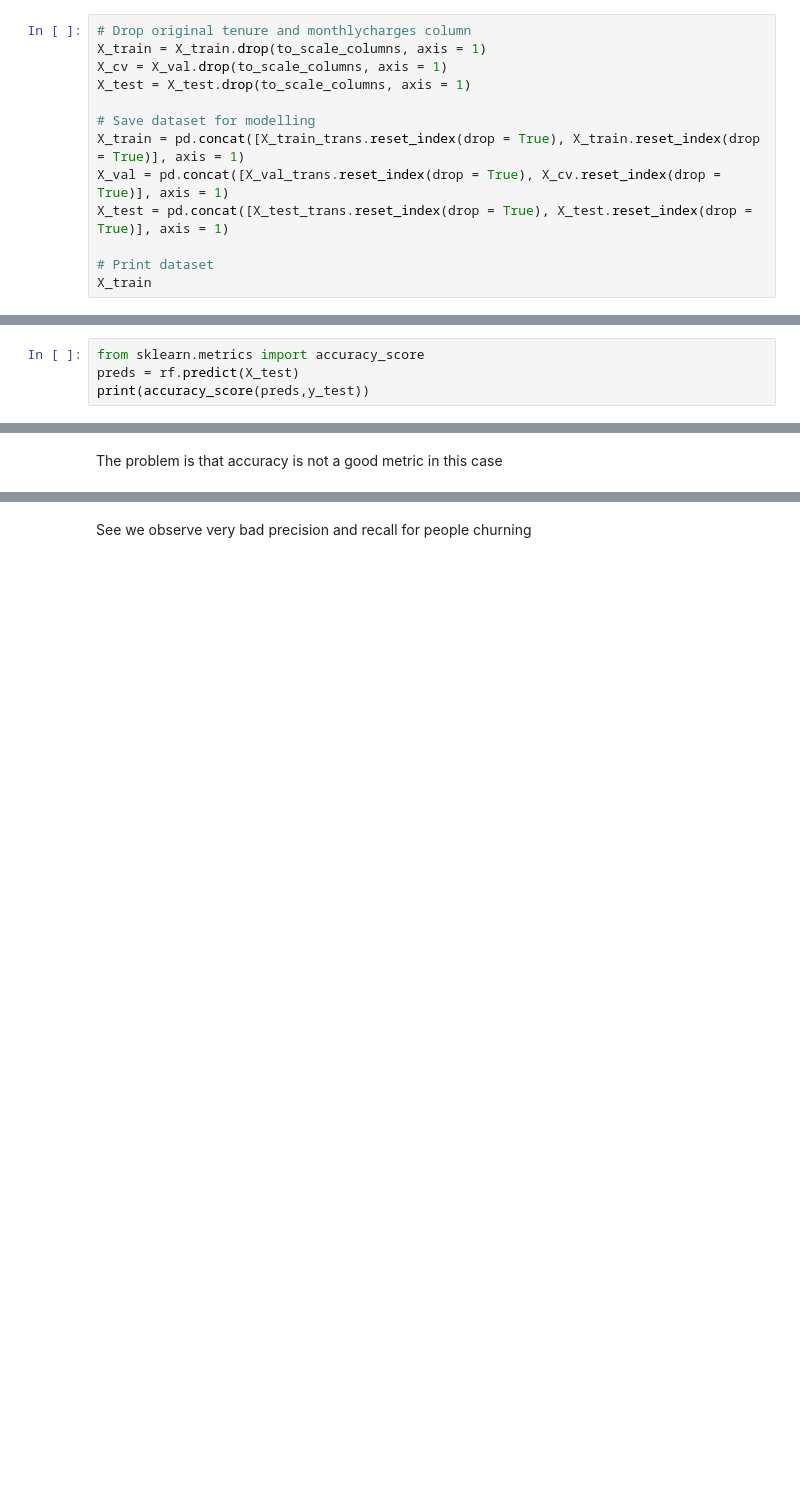
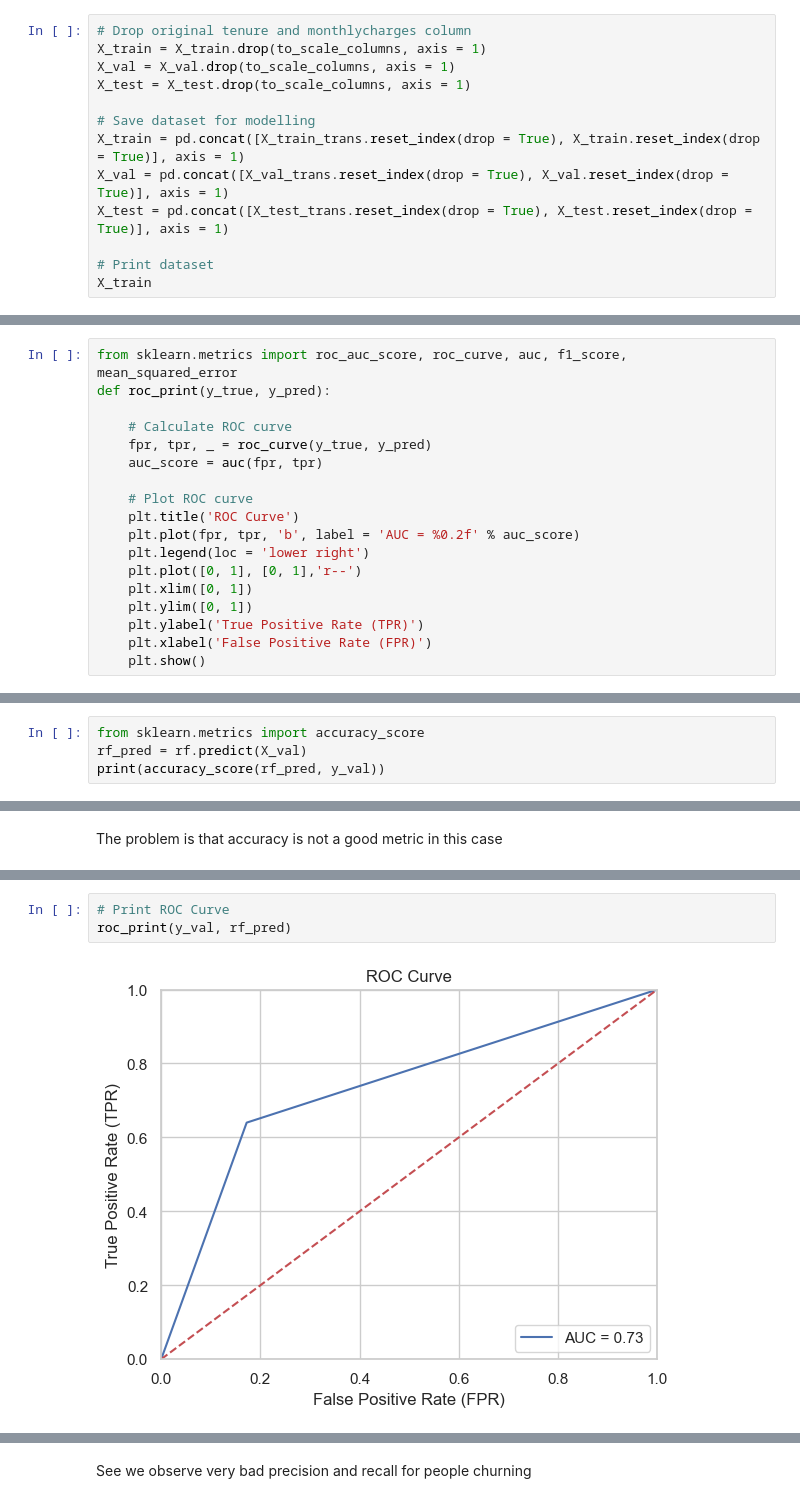
Before and after one commit to RonanRibouletPython/Customer_Churn_Prediction_Project, a Jupyter notebook: notebook/model_experiments.ipynb, the cells around one changed output, grey strips where cells are left out. Drawn from its saved outputs; the diff is of its cells as text; blank space fills up the shorter version.

```diff
--- a/notebook/model_experiments.ipynb
+++ b/notebook/model_experiments.ipynb
@@ -677,12 +678,12 @@ sns.boxplot(data = X_train_trans['MonthlyCharges(trans)'], color = 'Orange')
 # %%
 # Drop original tenure and monthlycharges column
 X_train = X_train.drop(to_scale_columns, axis = 1)
-X_cv = X_val.drop(to_scale_columns, axis = 1)
+X_val = X_val.drop(to_scale_columns, axis = 1)
 X_test = X_test.drop(to_scale_columns, axis = 1)
 
 # Save dataset for modelling
 X_train = pd.concat([X_train_trans.reset_index(drop = True), X_train.reset_index(drop = True)], axis = 1)
-X_val = pd.concat([X_val_trans.reset_index(drop = True), X_cv.reset_index(drop = True)], axis = 1)
+X_val = pd.concat([X_val_trans.reset_index(drop = True), X_val.reset_index(drop = True)], axis = 1)
 X_test = pd.concat([X_test_trans.reset_index(drop = True), X_test.reset_index(drop = True)], axis = 1)
 
 # Print dataset
@@ -703,0 +711,18 @@ X_train
+# %%
+from sklearn.metrics import roc_auc_score, roc_curve, auc, f1_score, mean_squared_error
+def roc_print(y_true, y_pred):
+
+    # Calculate ROC curve
+    fpr, tpr, _ = roc_curve(y_true, y_pred)
+    auc_score = auc(fpr, tpr)
+
+    # Plot ROC curve
+    plt.title('ROC Curve')
+    plt.plot(fpr, tpr, 'b', label = 'AUC = %0.2f' % auc_score)
+    plt.legend(loc = 'lower right')
+    plt.plot([0, 1], [0, 1],'r--')
+    plt.xlim([0, 1])
+    plt.ylim([0, 1])
+    plt.ylabel('True Positive Rate (TPR)')
+    plt.xlabel('False Positive Rate (FPR)')
+    plt.show()
@@ -725,6 +769,6 @@ rf.fit(X_train,y_train)
 RandomForestClassifier(random_state=46)
 # %%
 from sklearn.metrics import accuracy_score
-preds = rf.predict(X_test)
-print(accuracy_score(preds,y_test))
+rf_pred = rf.predict(X_val)
+print(accuracy_score(rf_pred, y_val))
 # %% [output]
@@ -747,0 +800,5 @@ weighted avg       0.78      0.77      0.77      1409
+# %%
+# Print ROC Curve
+roc_print(y_val, rf_pred)
+# %% [output]
+[figure, added]
```
Also changed, not shown: parts of 56 cells of this notebook, 4 other files.
